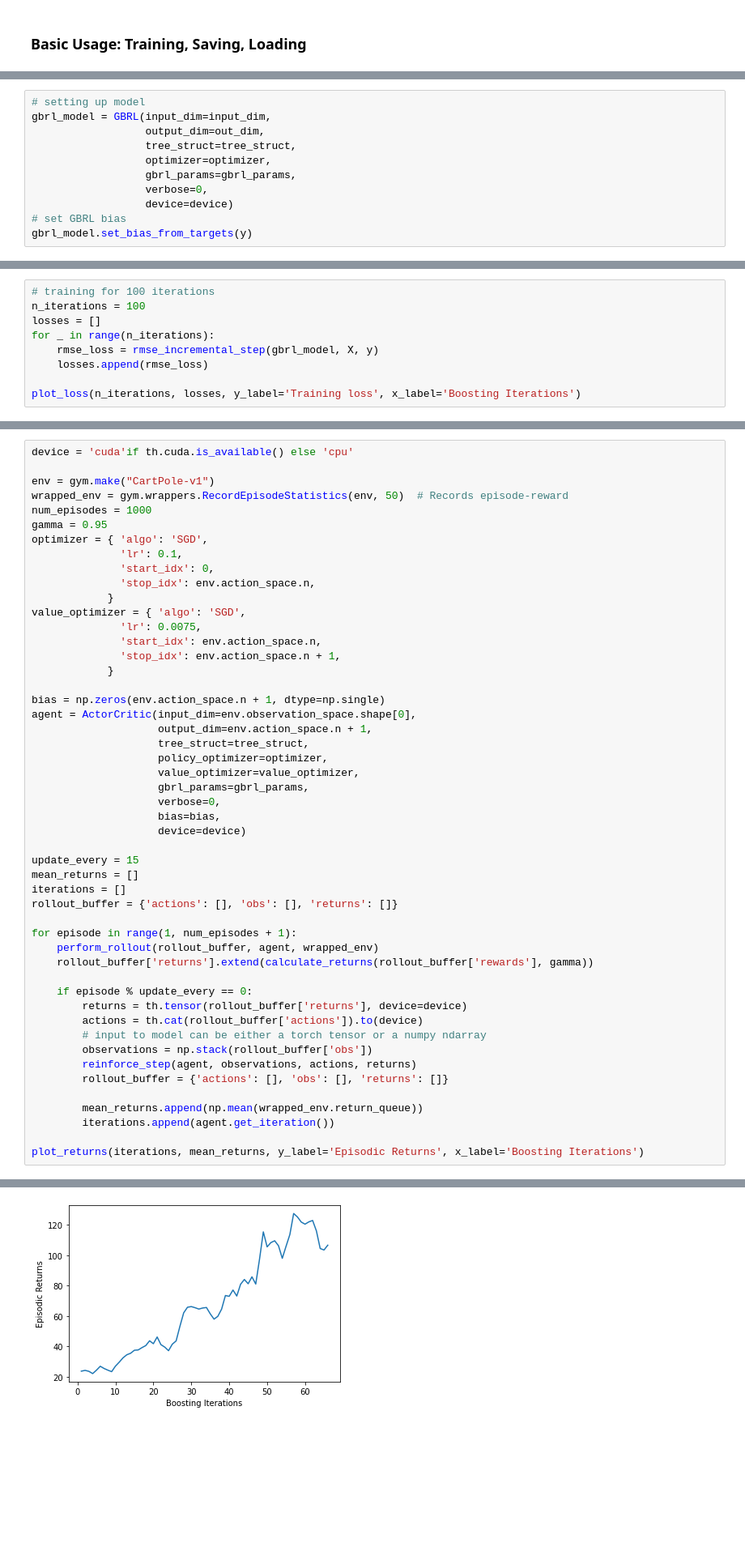
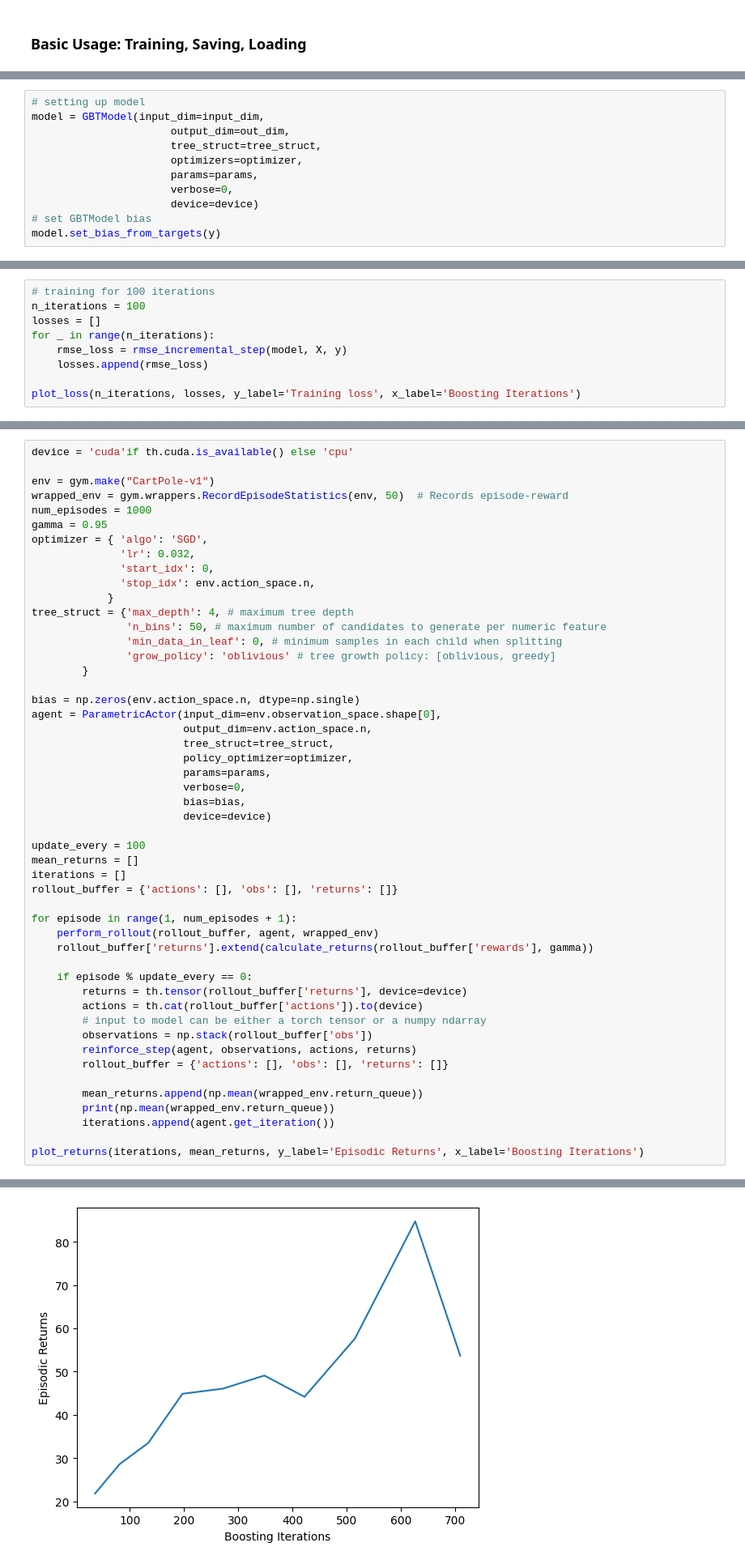
Before and after one commit to NVlabs/gbrl, a Jupyter notebook: tutorial.ipynb, the cells around one changed output, grey strips where cells are left out. Shown at 81% size. Drawn from its saved outputs; the diff is of its cells as text; blank space fills up the shorter version.

```diff
--- a/tutorial.ipynb
+++ b/tutorial.ipynb
@@ -62,15 +62,15 @@ gbrl_params = {
                 }
 # %%
 # setting up model
-gbrl_model = GBRL(input_dim=input_dim,
-                  output_dim=out_dim,
-                  tree_struct=tree_struct,
-                  optimizer=optimizer,
-                  gbrl_params=gbrl_params,
-                  verbose=0,
-                  device=device)
-# set GBRL bias
-gbrl_model.set_bias_from_targets(y)
+model = GBTModel(input_dim=input_dim,
+                      output_dim=out_dim,
+                      tree_struct=tree_struct,
+                      optimizers=optimizer,
+                      params=params,
+                      verbose=0,
+                      device=device)
+# set GBTModel bias
+model.set_bias_from_targets(y)
 # %%
 def rmse_incremental_step(model, X, y):
     # forward pass - y_pred is a torch tensor with requires_grad = True by default
@@ -97,7 +97,7 @@ def plot_loss(n_iterations, losses, x_label, y_label):
 n_iterations = 100
 losses = []
 for _ in range(n_iterations):
-    rmse_loss = rmse_incremental_step(gbrl_model, X, y)
+    rmse_loss = rmse_incremental_step(model, X, y)
     losses.append(rmse_loss)
 
 plot_loss(n_iterations, losses, y_label='Training loss', x_label='Boosting Iterations')
@@ -239,28 +255,27 @@ wrapped_env = gym.wrappers.RecordEpisodeStatistics(env, 50)  # Records episode-r
 num_episodes = 1000
 gamma = 0.95
 optimizer = { 'algo': 'SGD',
-              'lr': 0.1,
+              'lr': 0.032,
               'start_idx': 0,
               'stop_idx': env.action_space.n,
             }
-value_optimizer = { 'algo': 'SGD',
-              'lr': 0.0075,
-              'start_idx': env.action_space.n,
-              'stop_idx': env.action_space.n + 1,
-            }
+tree_struct = {'max_depth': 4, # maximum tree depth
+               'n_bins': 50, # maximum number of candidates to generate per numeric feature
+               'min_data_in_leaf': 0, # minimum samples in each child when splitting
+               'grow_policy': 'oblivious' # tree growth policy: [oblivious, greedy]
+        }
 
-bias = np.zeros(env.action_space.n + 1, dtype=np.single)
-agent = ActorCritic(input_dim=env.observation_space.shape[0],
-                    output_dim=env.action_space.n + 1,
-                    tree_struct=tree_struct,
-                    policy_optimizer=optimizer,
-                    value_optimizer=value_optimizer,
-                    gbrl_params=gbrl_params,
-                    verbose=0,
-                    bias=bias,
-                    device=device)
+bias = np.zeros(env.action_space.n, dtype=np.single)
+agent = ParametricActor(input_dim=env.observation_space.shape[0],
+                        output_dim=env.action_space.n,
+                        tree_struct=tree_struct,
+                        policy_optimizer=optimizer,
+                        params=params,
+                        verbose=0,
+                        bias=bias,
+                        device=device)
 
-update_every = 15
+update_every = 100
 mean_returns = []
 iterations = []
 rollout_buffer = {'actions': [], 'obs': [], 'returns': []}
@@ -278,6 +293,7 @@ for episode in range(1, num_episodes + 1):
         rollout_buffer = {'actions': [], 'obs': [], 'returns': []}
 
         mean_returns.append(np.mean(wrapped_env.return_queue))
+        print(np.mean(wrapped_env.return_queue))
         iterations.append(agent.get_iteration())
 
 plot_returns(iterations, mean_returns, y_label='Episodic Returns', x_label='Boosting Iterations')
@@ -288,3 +311,3 @@ Shared GBRL Tree with input dim: 4, output dim: 3, tree_struct: {'max_depth': 4,
-[figure, old version]
+[figure, new version]
 # %% [markdown]
 # Explainability
```
Also changed, not shown: parts of 15 cells of this notebook, 46 other files.
